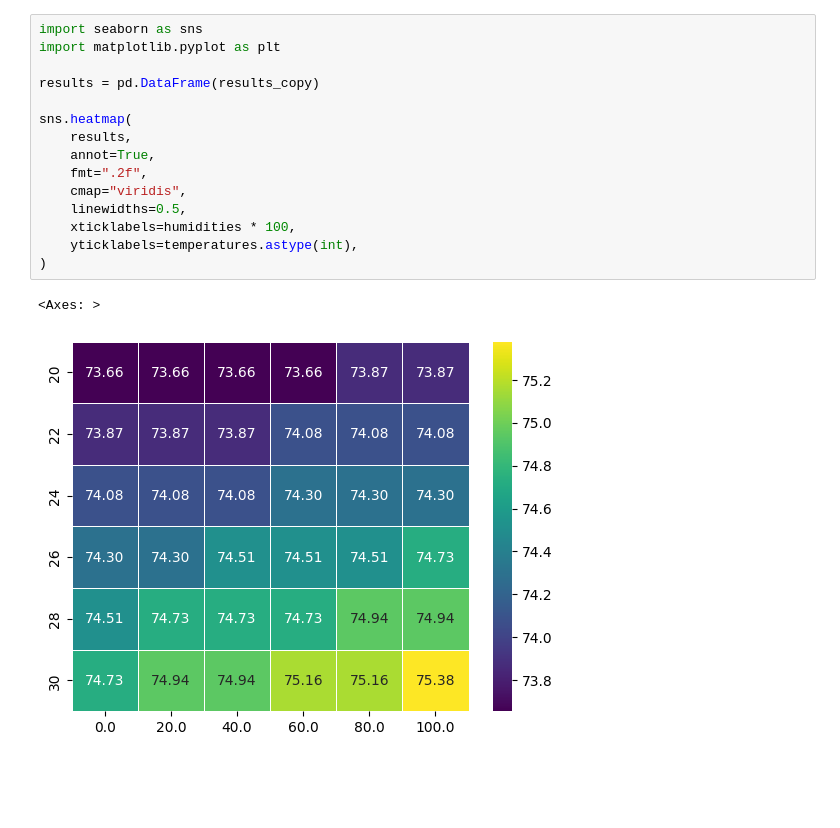
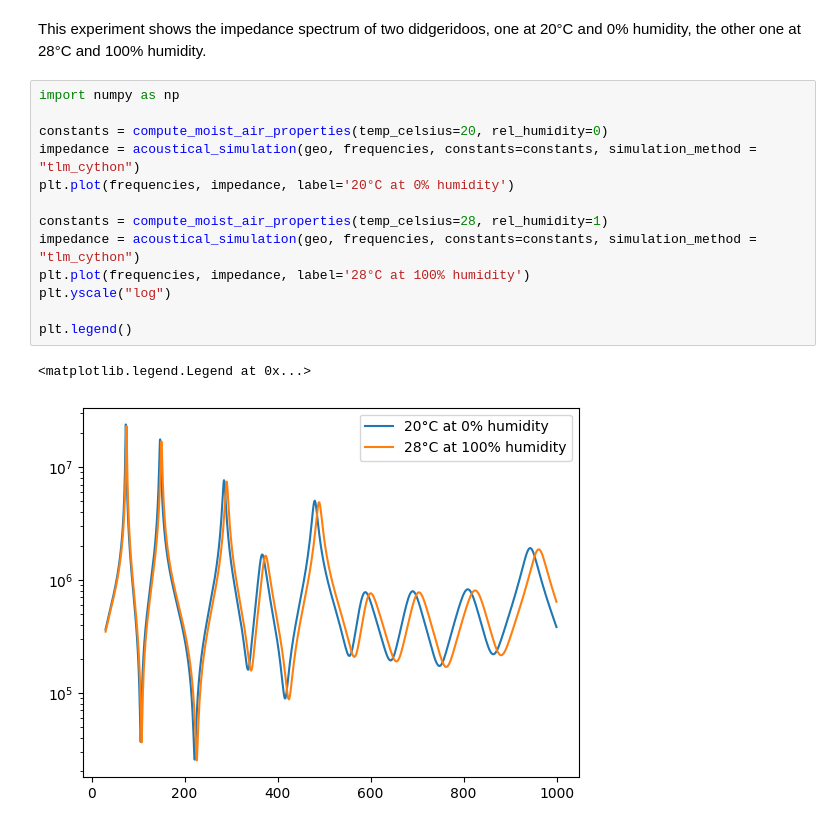
Before and after one commit to Didgitaldoo/didge-lab, a Jupyter notebook: doc/examples/temperature_and_humidity.ipynb, the cells around one changed output. Cells and saved outputs as stored; diff of their text form; blank space fills up the shorter version.

```diff
--- a/doc/examples/temperature_and_humidity.ipynb
+++ b/doc/examples/temperature_and_humidity.ipynb
@@ -31,18 +56,18 @@ results_copy = results
+# %% [markdown]
+This experiment shows the impedance spectrum of two didgeridoos, one at 20°C and 0% humidity, the other one at 28°C and 100% humidity.
 # %%
-import seaborn as sns
-import matplotlib.pyplot as plt
+import numpy as np
 
-results = pd.DataFrame(results_copy)
+constants = compute_moist_air_properties(temp_celsius=20, rel_humidity=0)
+impedance = acoustical_simulation(geo, frequencies, constants=constants, simulation_method = "tlm_cython")
+plt.plot(frequencies, impedance, label='20°C at 0% humidity')
 
-sns.heatmap(
-    results,
-    annot=True,
-    fmt=".2f",
-    cmap="viridis",
-    linewidths=0.5,
-    xticklabels=humidities * 100,
-    yticklabels=temperatures.astype(int),
-)
+constants = compute_moist_air_properties(temp_celsius=28, rel_humidity=1)
+impedance = acoustical_simulation(geo, frequencies, constants=constants, simulation_method = "tlm_cython")
+plt.plot(frequencies, impedance, label='28°C at 100% humidity')
+plt.yscale("log")
+
+plt.legend()
 # %% [output]
-<Axes: >
+<matplotlib.legend.Legend at 0x...>
-[figure, old version]
+[figure, new version]
```
Also changed, not shown: parts of 4 cells of this notebook, 1 other file.
